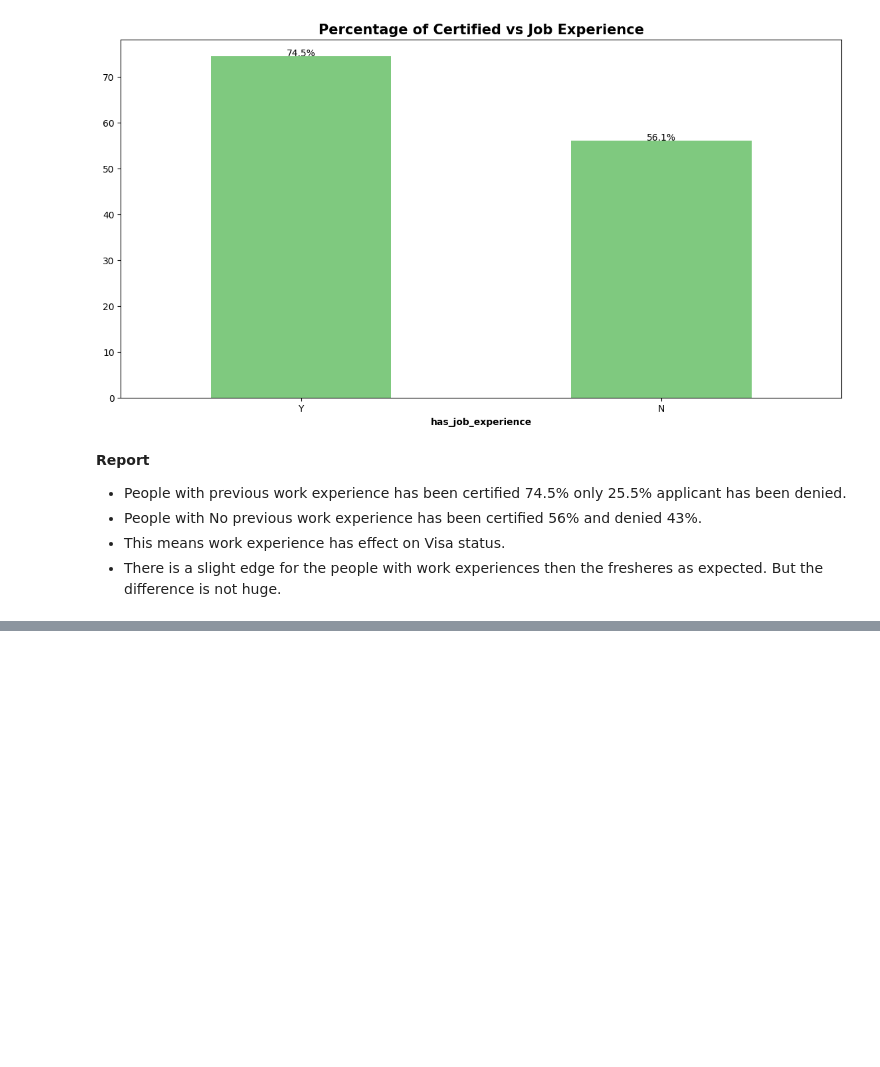
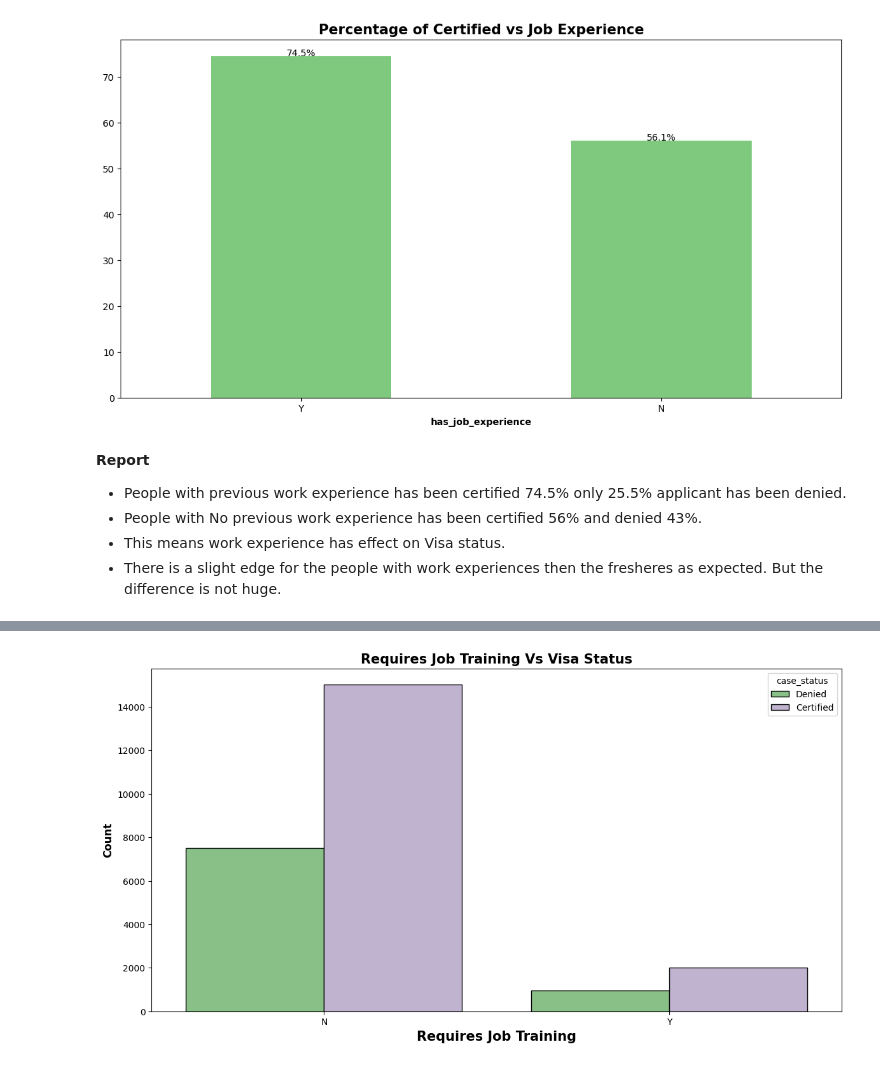
Before and after one commit to Aravind-91/End-to-End-Machine-Learning-Project-Using-MLOPS, a Jupyter notebook: notebook/EDA_US_visa.ipynb, the cells around one changed output, grey strips where cells are left out. Saved outputs shown, nothing was run; the diff lists cells and outputs as text; code cells hidden in the pictures; blank space fills up the shorter version.

```diff
--- a/notebook/EDA_US_visa.ipynb
+++ b/notebook/EDA_US_visa.ipynb
@@ -472,0 +479,10 @@ df2.head(2)
+# %%
+plt.subplots(figsize=(14,7))
+sns.countplot(x='requires_job_training', data=df, ec='black', hue='case_status', palette='Accent')
+plt.title('Requires Job Training Vs Visa Status', weight='bold', fontsize=15)
+plt.xlabel('Requires Job Training', weight = 'bold', fontsize =15)
+plt.ylabel('Count', weight = 'bold', fontsize=12)
+plt.legend(title='case_status', fancybox=True)
+plt.show()
+# %% [output]
+[figure, added]
```
Also changed, not shown: parts of 37 cells of this notebook.
